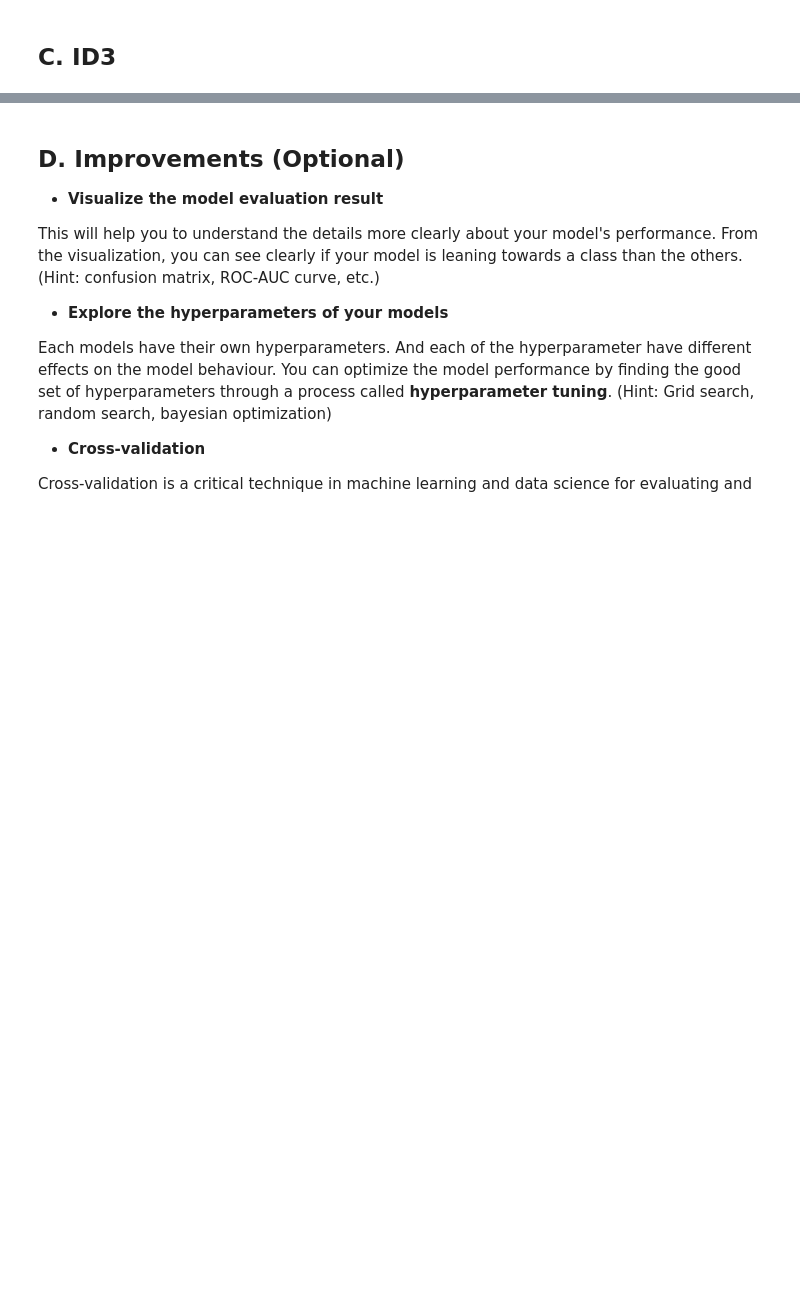
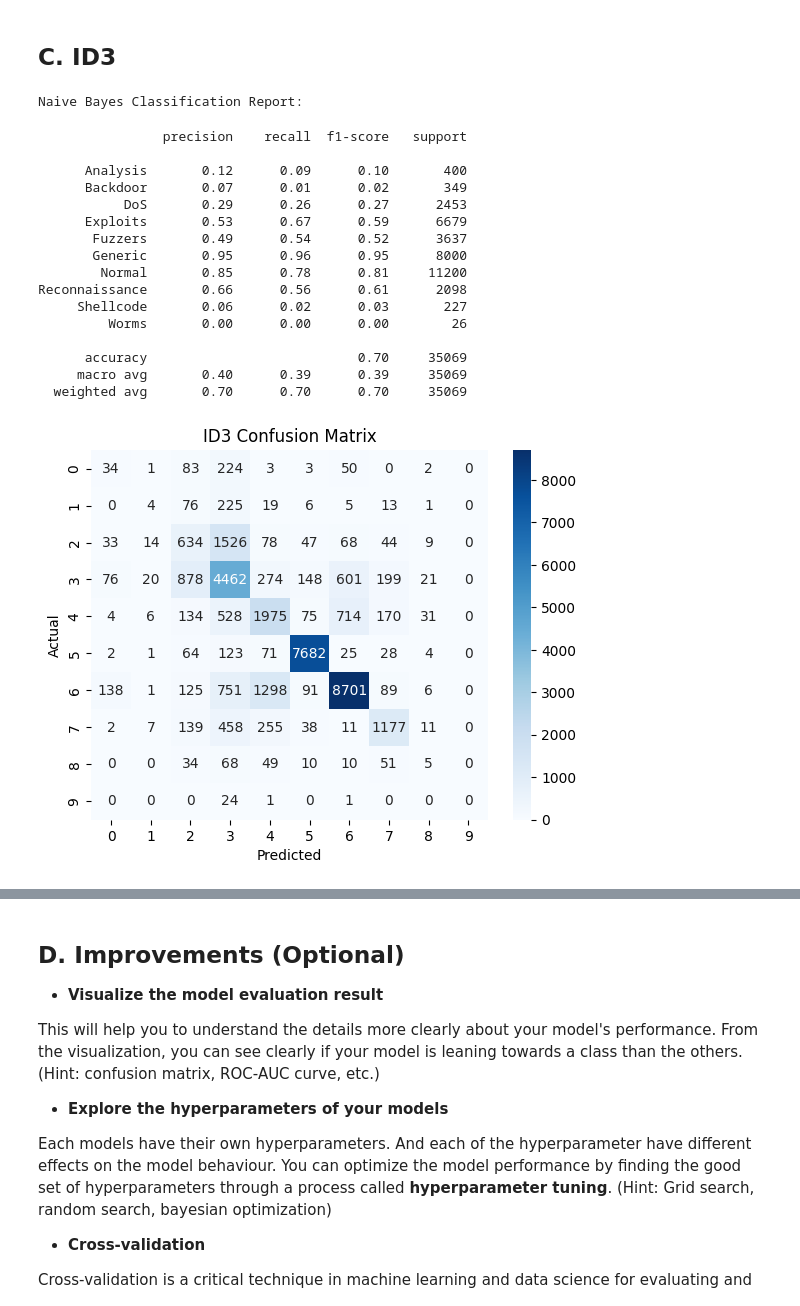
Before and after one commit to zultopia/Tubes2-IF3170-Kelompok10, a Jupyter notebook: src/IF3170 Artificial Intelligence _ Tugas Besar 2 Notebook Template.ipynb, the cells around one changed output, grey strips where cells are left out. Drawn from its saved outputs; the diff is of its cells as text; code cells hidden in the pictures; blank space fills up the shorter version.

```diff
--- a/src/IF3170 Artificial Intelligence _ Tugas Besar 2 Notebook Template.ipynb
+++ b/src/IF3170 Artificial Intelligence _ Tugas Besar 2 Notebook Template.ipynb
@@ -1312,3 +1438,43 @@ plt.show()
+# %%
+# Model ID3
+id3 = ID3()
+
+# Fit model
+id3.fit(X_train_preprocessed[:1000], y_train_balanced[:1000])
+
+# Evaluate on validation set
+y_pred_id3 = id3.predict(pipe.transform(val_set))
+
+# Metrics
+print("Naive Bayes Classification Report:")
+print(classification_report(y_val, y_pred_id3))
+
+# Confusion matrix
+conf_matrix = confusion_matrix(y_val, y_pred_id3)
+sns.heatmap(conf_matrix, annot=True, fmt='d', cmap="Blues")
+plt.title("ID3 Confusion Matrix")
+plt.xlabel("Predicted")
+plt.ylabel("Actual")
+plt.show()
+# %% [output]
+Naive Bayes Classification Report:
+                precision    recall  f1-score   support
+
+      Analysis       0.12      0.09      0.10       400
+      Backdoor       0.07      0.01      0.02       349
+           DoS       0.29      0.26      0.27      2453
+      Exploits       0.53      0.67      0.59      6679
+       Fuzzers       0.49      0.54      0.52      3637
+       Generic       0.95      0.96      0.95      8000
+        Normal       0.85      0.78      0.81     11200
+Reconnaissance       0.66      0.56      0.61      2098
+     Shellcode       0.06      0.02      0.03       227
+         Worms       0.00      0.00      0.00        26
+
+      accuracy                           0.70     35069
+     macro avg       0.40      0.39      0.39     35069
+  weighted avg       0.70      0.70      0.70     35069
+[figure, added]
 # %%
 # Type your code here
 from sklearn.tree import DecisionTreeClassifier, plot_tree
```
Also changed, not shown: parts of 8 cells of this notebook, 4 other files.
